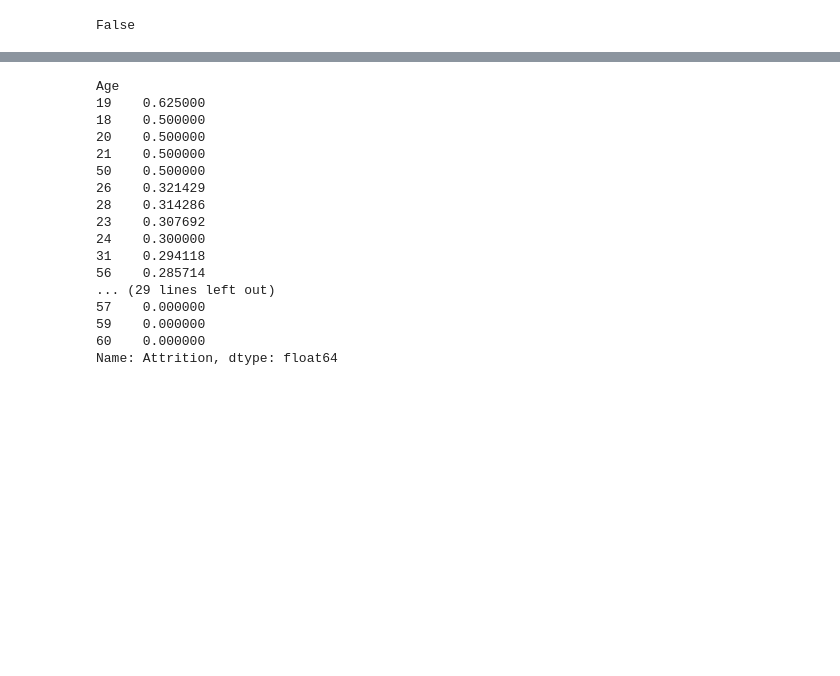
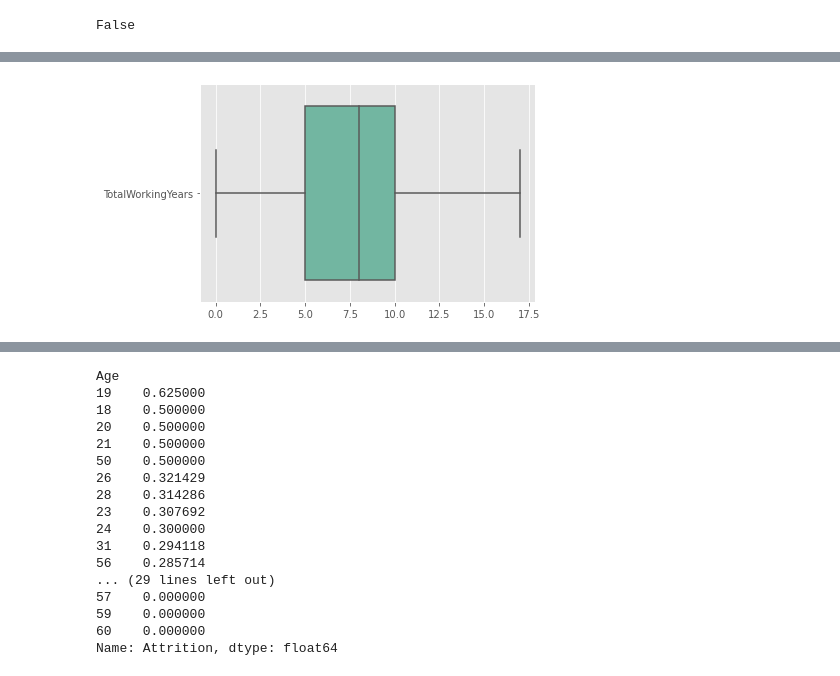
Before and after one commit to asaadalbusaidi/PythonProject1, a Jupyter notebook: Python Project.ipynb, the cells around one changed output, grey strips where cells are left out. Saved outputs shown, nothing was run; the diff lists cells and outputs as text; code cells hidden in the pictures; blank space fills up the shorter version.

```diff
--- a/Python Project.ipynb
+++ b/Python Project.ipynb
@@ -172,0 +192,5 @@ ax = sns.boxplot(data=Outliers_Detected, orient="h", palette="Set2")
+# %%
+Outliers_TotalWorkingYears=df[['TotalWorkingYears']]
+ax = sns.boxplot(data=Outliers_TotalWorkingYears, orient="h", palette="Set2")
+# %% [output]
+[figure, added]
```
Also changed, not shown: parts of 48 cells of this notebook, 2 other files.
